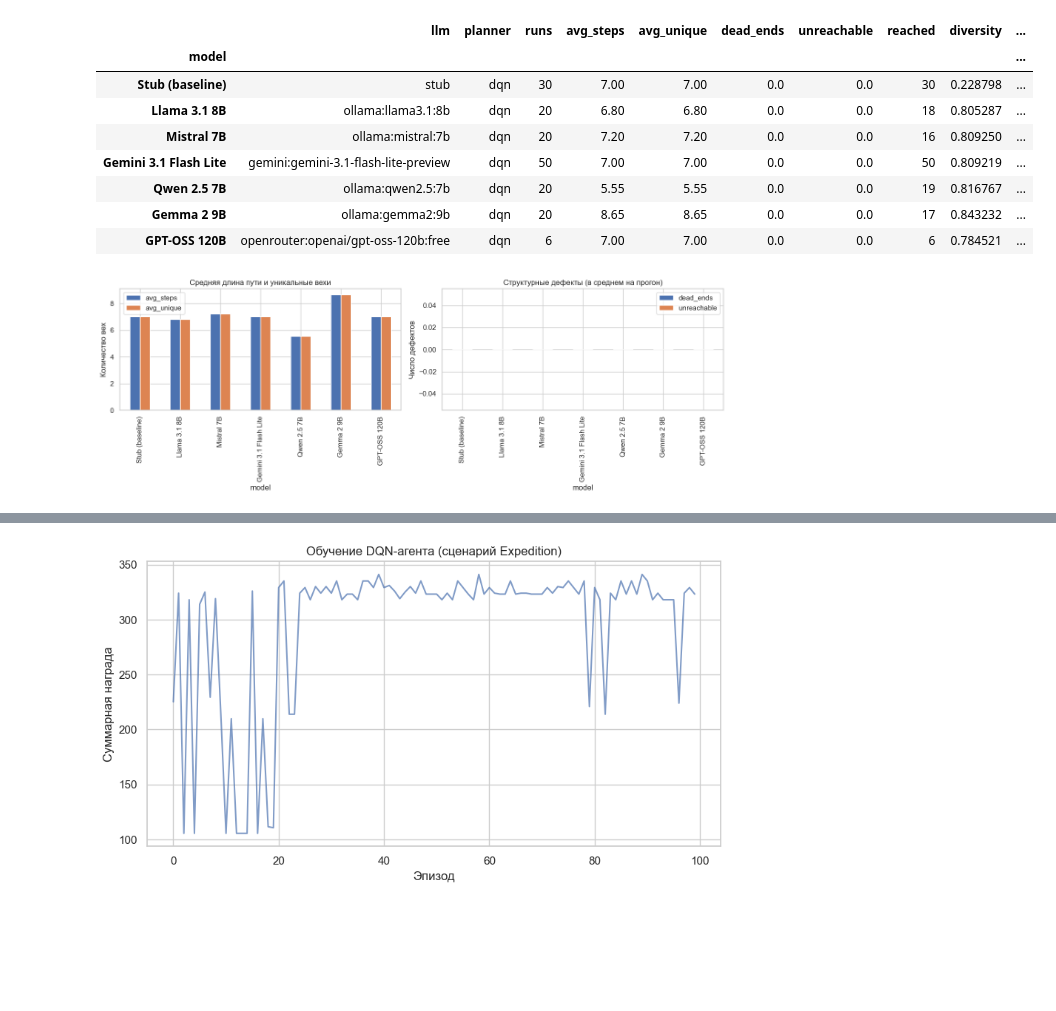
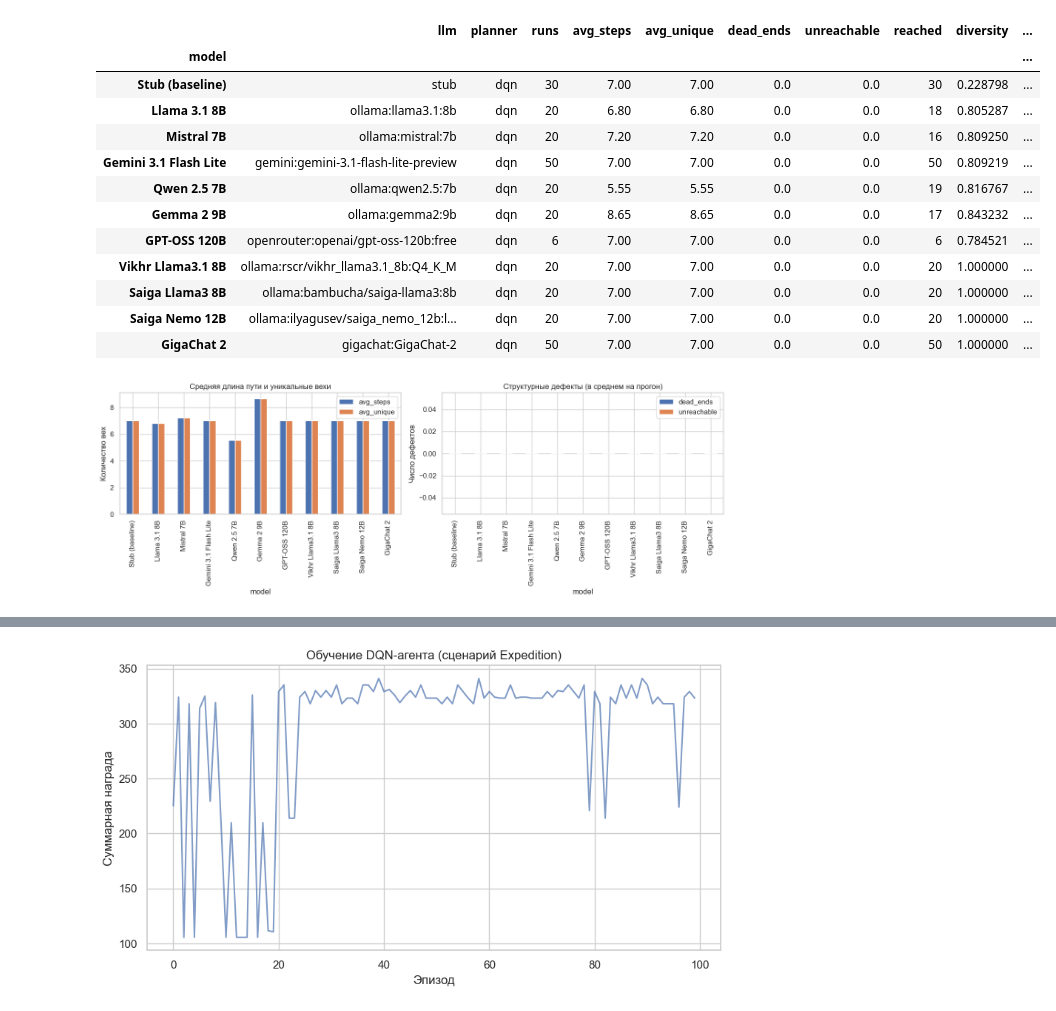
Before and after one commit to zolotarevma/RLOV, a Jupyter notebook: experiments/analysis.ipynb, the cells around one changed output, grey strips where cells are left out. Cells and saved outputs as stored; diff of their text form; code cells hidden in the pictures; blank space fills up the shorter version.

```diff
--- a/experiments/analysis.ipynb
+++ b/experiments/analysis.ipynb
@@ -14,40 +14,57 @@ df = pd.read_csv("experiments_results.csv")
 def clean_model_name(name):
     if name.startswith('ollama:'):
         model = name.split(':', 1)[1]
-        if 'llama' in model:
+        if 'llama' in model and 'saiga' not in model and 'vikhr' not in model:
             return 'Llama 3.1 8B'
         elif 'mistral' in model:
             return 'Mistral 7B'
         elif 'qwen' in model:
             return 'Qwen 2.5 7B'
-        elif 'deepseek' in model:
-            return 'DeepSeek R1 8B'
         elif 'gemma2' in model:
             return 'Gemma 2 9B'
+        elif 'saiga' in model and 'nemo' in model:
+            return 'Saiga Nemo 12B'
+        elif 'saiga' in model and 'llama' in model:
+            return 'Saiga Llama3 8B'
+        elif 'vikhr' in model and 'llama' in model:
+            return 'Vikhr Llama3.1 8B'
         else:
             return model
     elif name.startswith('gemini:'):
         return 'Gemini 3.1 Flash Lite'
     elif name == 'stub':
         return 'Stub (baseline)'
     elif name == 'openrouter:openai/gpt-oss-120b:free':
         return 'GPT-OSS 120B'
+    elif name.startswith('gigachat:'):
+        return 'GigaChat 2'
     else:
         return name
 
 df['model'] = df['llm'].apply(clean_model_name)
+
+def get_language(model_name):
+    russian_models = ['Saiga', 'Vikhr', 'GigaChat']
+    return 'RU' if any(m in model_name for m in russian_models) else 'EN'
+df['language'] = df['model'].apply(get_language)
+df_en = df[df['language'] == 'EN']
+df_ru = df[df['language'] == 'RU']
 df.set_index('model', inplace=True)
 df
 # %% [output]
 |  | llm | planner | runs | avg_steps | avg_unique | dead_ends | unreachable | reached | diversity | ... |
 | model |  |  |  |  |  |  |  |  |  | ... |
 | Stub (baseline) | stub | dqn | 30 | 7.00 | 7.00 | 0.0 | 0.0 | 30 | 0.228798 | ... |
 | Llama 3.1 8B | ollama:llama3.1:8b | dqn | 20 | 6.80 | 6.80 | 0.0 | 0.0 | 18 | 0.805287 | ... |
 | Mistral 7B | ollama:mistral:7b | dqn | 20 | 7.20 | 7.20 | 0.0 | 0.0 | 16 | 0.809250 | ... |
 | Gemini 3.1 Flash Lite | gemini:gemini-3.1-flash-lite-preview | dqn | 50 | 7.00 | 7.00 | 0.0 | 0.0 | 50 | 0.809219 | ... |
 | Qwen 2.5 7B | ollama:qwen2.5:7b | dqn | 20 | 5.55 | 5.55 | 0.0 | 0.0 | 19 | 0.816767 | ... |
 | Gemma 2 9B | ollama:gemma2:9b | dqn | 20 | 8.65 | 8.65 | 0.0 | 0.0 | 17 | 0.843232 | ... |
 | GPT-OSS 120B | openrouter:openai/gpt-oss-120b:free | dqn | 6 | 7.00 | 7.00 | 0.0 | 0.0 | 6 | 0.784521 | ... |
+| Vikhr Llama3.1 8B | ollama:rscr/vikhr_llama3.1_8b:Q4_K_M | dqn | 20 | 7.00 | 7.00 | 0.0 | 0.0 | 20 | 1.000000 | ... |
+| Saiga Llama3 8B | ollama:bambucha/saiga-llama3:8b | dqn | 20 | 7.00 | 7.00 | 0.0 | 0.0 | 20 | 1.000000 | ... |
+| Saiga Nemo 12B | ollama:ilyagusev/saiga_nemo_12b:l... | dqn | 20 | 7.00 | 7.00 | 0.0 | 0.0 | 20 | 1.000000 | ... |
+| GigaChat 2 | gigachat:GigaChat-2 | dqn | 50 | 7.00 | 7.00 | 0.0 | 0.0 | 50 | 1.000000 | ... |
 # %%
 # Ячейка 3: Структурные метрики
 fig, axes = plt.subplots(1, 2, figsize=(14, 5))
@@ -59,7 +76,7 @@ axes[1].set_ylabel('Число дефектов')
 plt.tight_layout()
 plt.show()
 # %% [output]
-[figure, old version]
+[figure, new version]
 # %%
 # Ячейка 4: Качество генерации – Diversity и Semantic Similarity
 fig, ax = plt.subplots(figsize=(10, 5))
```
Also changed, not shown: parts of 6 cells of this notebook, 15 other files.
